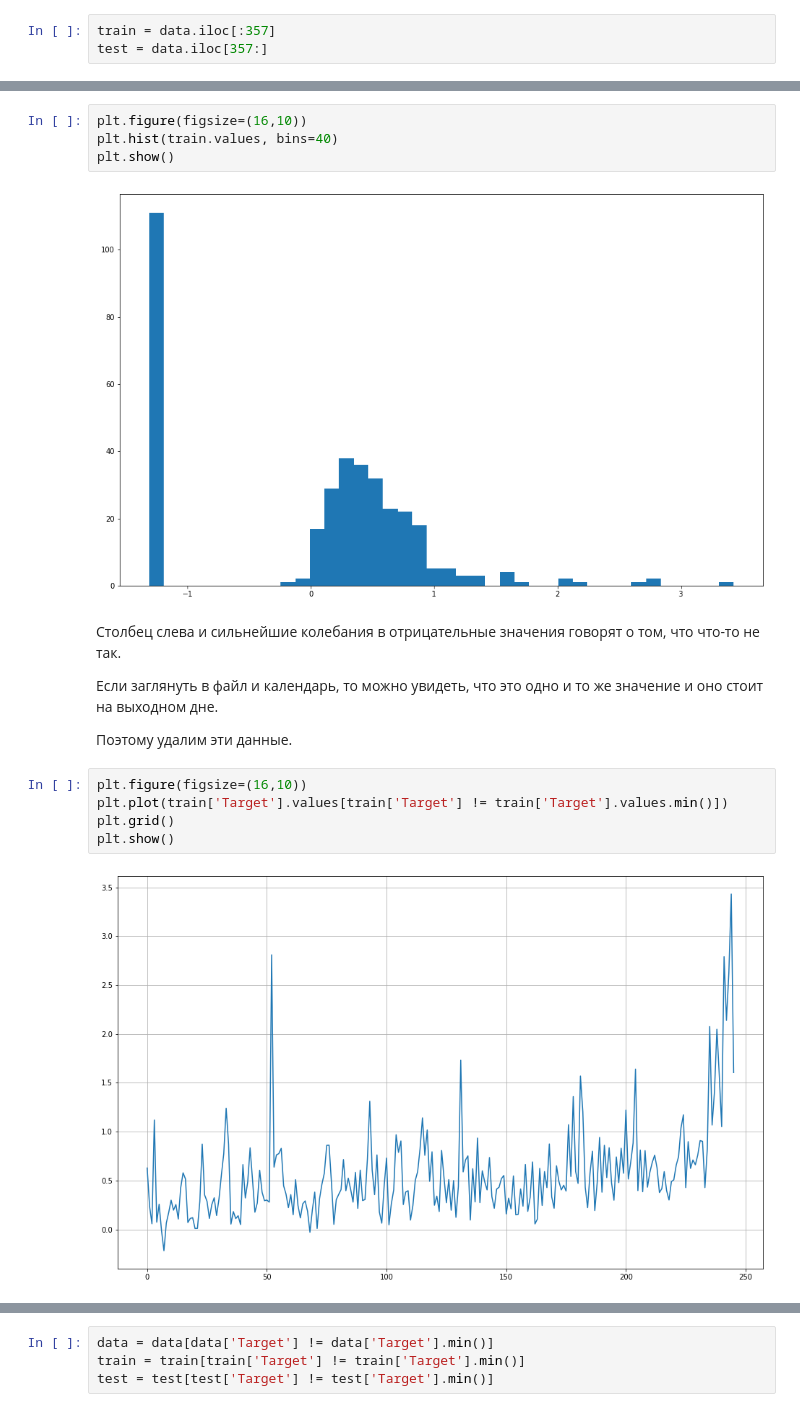
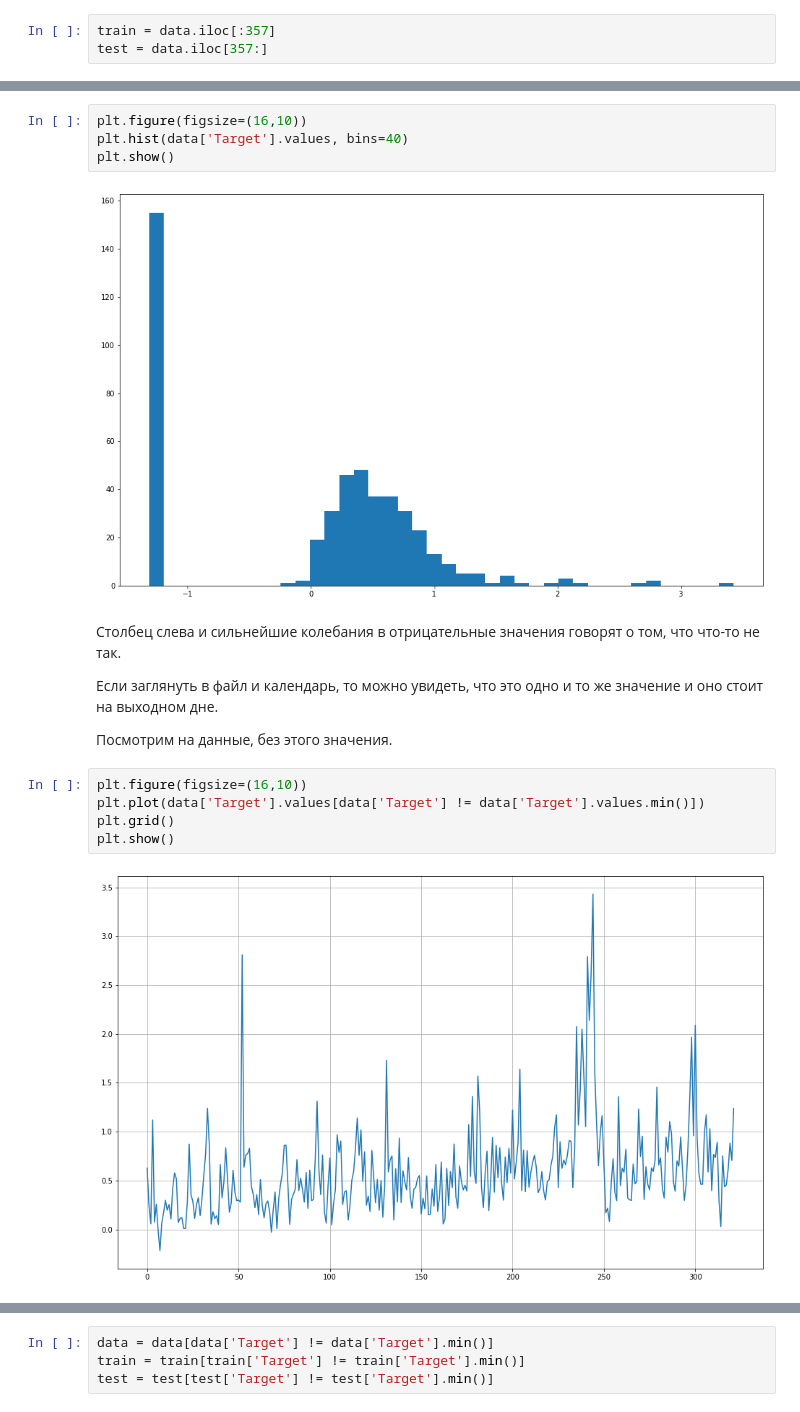
Before and after one commit to Penitto/StochProcs3, a Jupyter notebook: Proj.ipynb, the cells around one changed output, grey strips where cells are left out. Drawn from its saved outputs; the diff is of its cells as text.

```diff
--- a/Proj.ipynb
+++ b/Proj.ipynb
@@ -28,21 +34,21 @@ plt.show()
 # %%
 plt.figure(figsize=(16,10))
-plt.hist(train.values, bins=40)
+plt.hist(data['Target'].values, bins=40)
 plt.show()
 # %% [output]
-[figure, old version]
+[figure, new version]
 # %% [markdown]
 Столбец слева и сильнейшие колебания в отрицательные значения говорят о том, что что-то не так.
 
 Если заглянуть в файл и календарь, то можно увидеть, что это одно и то же значение и оно стоит на выходном дне.
 
-Поэтому удалим эти данные.
+Посмотрим на данные, без этого значения.
 # %%
 plt.figure(figsize=(16,10))
-plt.plot(train['Target'].values[train['Target'] != train['Target'].values.min()])
+plt.plot(data['Target'].values[data['Target'] != data['Target'].values.min()])
 plt.grid()
 plt.show()
 # %% [output]
-[figure, old version]
+[figure, new version]
 # %%
 plt.figure(figsize=(16,10))
```
Also changed, not shown: parts of 22 cells of this notebook.
